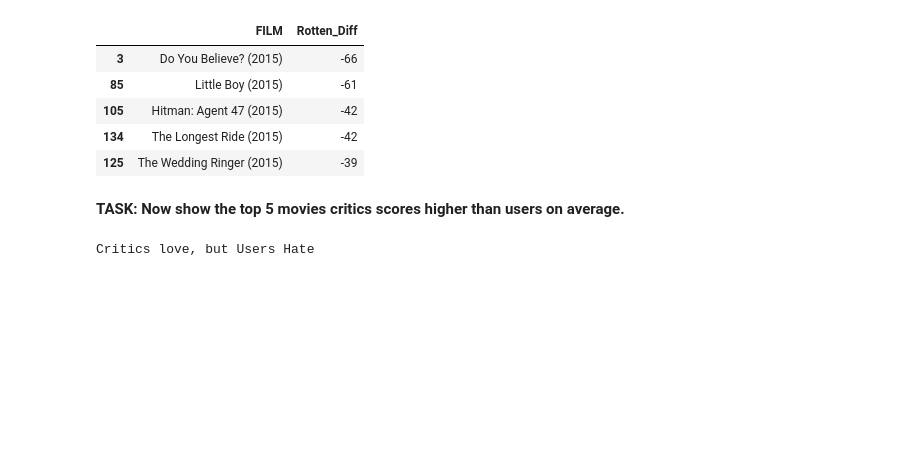
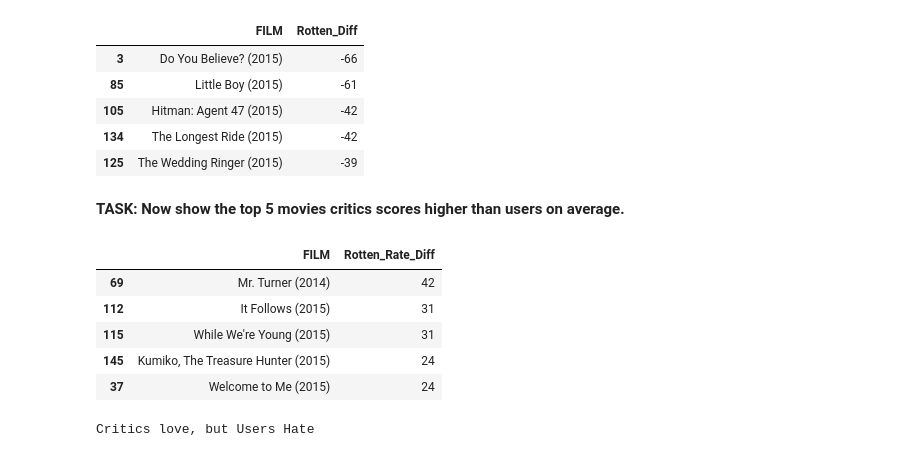
Before and after one commit to Ertugrul-Kurubal/DVwPy-Assigments, a Jupyter notebook: Capstone Project/Capstone-Project.ipynb, the cells around one changed output. Saved outputs shown, nothing was run; the diff lists cells and outputs as text; code cells hidden in the pictures; blank space fills up the shorter version.

Commit message:
Rotten Diff Sorting Higher

```diff
--- a/Capstone Project/Capstone-Project.ipynb
+++ b/Capstone Project/Capstone-Project.ipynb
@@ -582,3 +580,13 @@ Users Love but Critics Hate
+# %%
+# CODE HERE
+all_sites[["FILM","Rotten_Rate_Diff"]].sort_values("Rotten_Rate_Diff",ascending=False).head(5)
+# %% [output]
+|  | FILM | Rotten_Rate_Diff |
+| 69 | Mr. Turner (2014) | 42 |
+| 112 | It Follows (2015) | 31 |
+| 115 | While We're Young (2015) | 31 |
+| 145 | Kumiko, The Treasure Hunter (2015) | 24 |
+| 37 | Welcome to Me (2015) | 24 |
 # %%
 # %% [output]
 Critics love, but Users Hate
```
Also changed, not shown: parts of 1 cell of this notebook.
